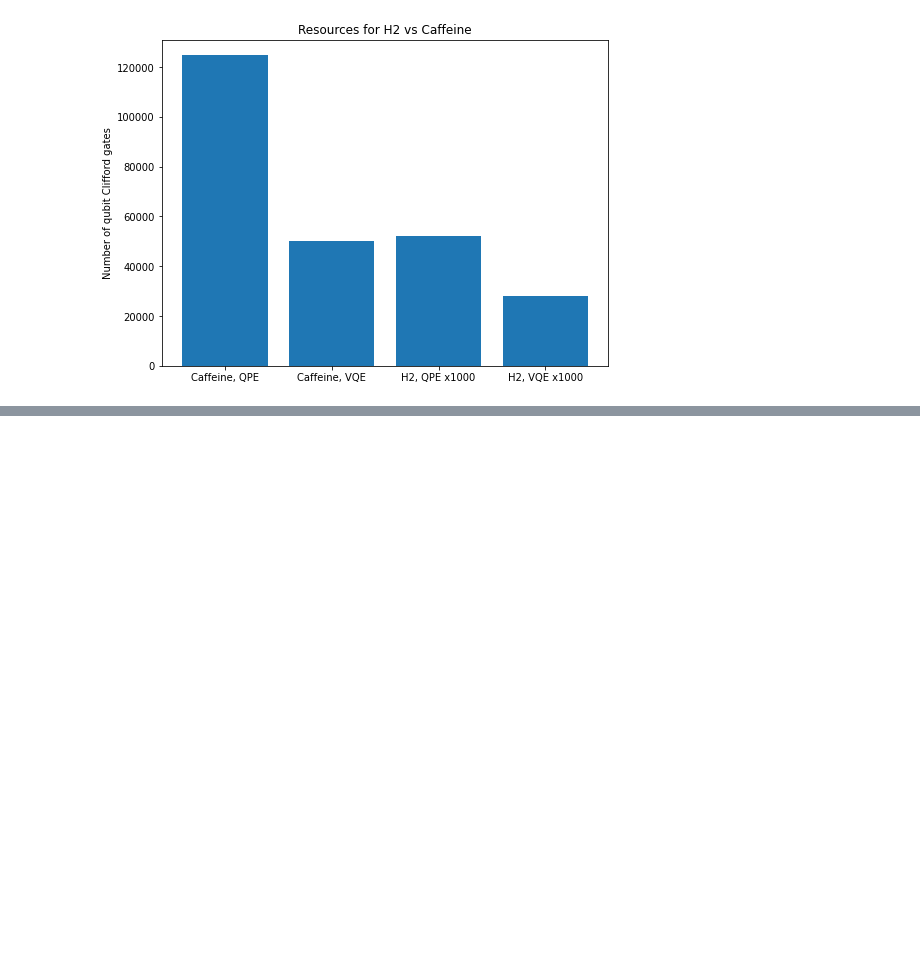
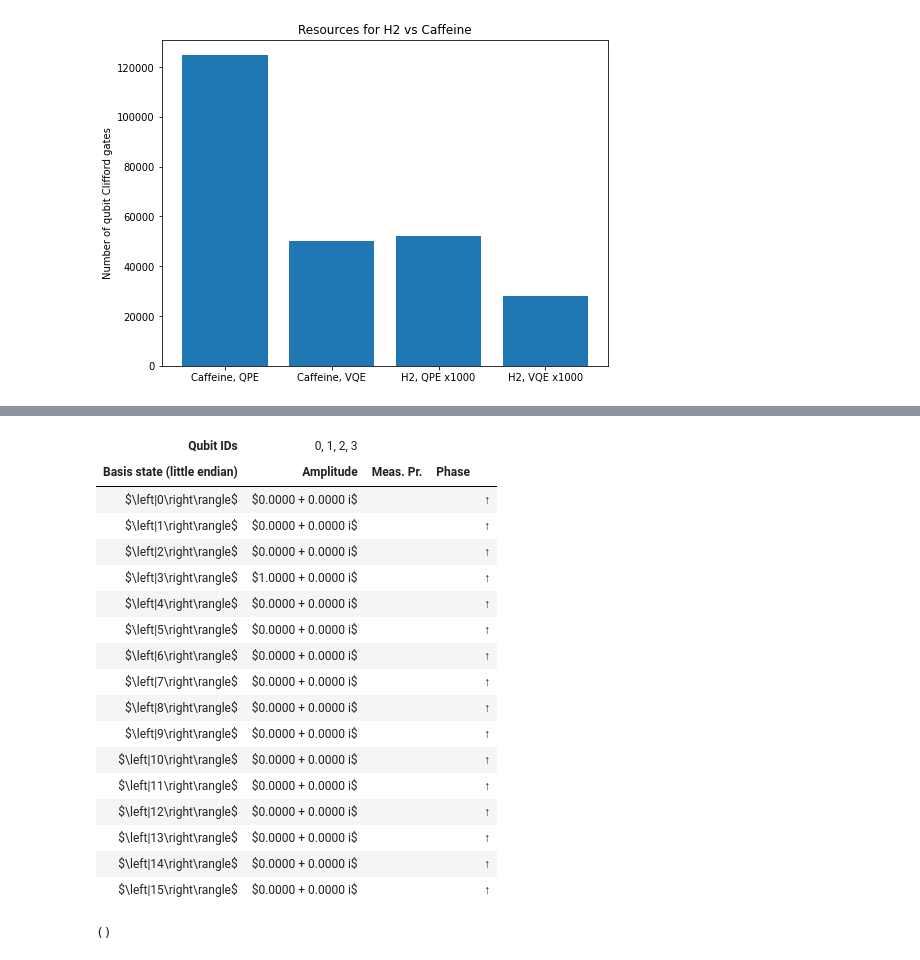
Before and after one commit to microsoft/Quantum, a Jupyter notebook: samples/azure-quantum/chemistry/QuantumPhaseEstimation/Molecule.ipynb, the cells around one changed output, grey strips where cells are left out. Cells and saved outputs as stored; diff of their text form; code cells hidden in the pictures; blank space fills up the shorter version.

```diff
--- a/samples/azure-quantum/chemistry/QuantumPhaseEstimation/Molecule.ipynb
+++ b/samples/azure-quantum/chemistry/QuantumPhaseEstimation/Molecule.ipynb
@@ -204,0 +258,38 @@ Text(0.5, 1.0, 'Resources for H2 vs Caffeine')
+# %%
+prepare_state_simple = qsharp.compile("""open Microsoft.Quantum.Core;
+open Microsoft.Quantum.Chemistry;
+open Microsoft.Quantum.Chemistry.JordanWigner;
+open Microsoft.Quantum.Chemistry.JordanWigner.VQE;
+open Microsoft.Quantum.Intrinsic;
+open Microsoft.Quantum.Diagnostics;
+
+operation PrepareStateVQE (JWEncodedData: JordanWignerEncodingData) : Unit {
+    let (nSpinOrbitals, fermionTermData, inputState, energyOffset) = JWEncodedData!;
+    use qubits = Qubit[nSpinOrbitals];
+    X(qubits[0]);
+    X(qubits[1]);
+    DumpRegister((), qubits); // Display the simulated value of the qubit register
+    ResetAll(qubits);
+}""")
+# %%
+prepare_state_simple.simulate(JWEncodedData=encoded_data_h2)
+# %% [output]
+| Qubit IDs | 0, 1, 2, 3 |
+| Basis state (little endian) | Amplitude | Meas. Pr. | Phase |
+| $\left|0\right\rangle$ | $0.0000 + 0.0000 i$ |  |  | ↑ |
+| $\left|1\right\rangle$ | $0.0000 + 0.0000 i$ |  |  | ↑ |
+| $\left|2\right\rangle$ | $0.0000 + 0.0000 i$ |  |  | ↑ |
+| $\left|3\right\rangle$ | $1.0000 + 0.0000 i$ |  |  | ↑ |
+| $\left|4\right\rangle$ | $0.0000 + 0.0000 i$ |  |  | ↑ |
+| $\left|5\right\rangle$ | $0.0000 + 0.0000 i$ |  |  | ↑ |
+| $\left|6\right\rangle$ | $0.0000 + 0.0000 i$ |  |  | ↑ |
+| $\left|7\right\rangle$ | $0.0000 + 0.0000 i$ |  |  | ↑ |
+| $\left|8\right\rangle$ | $0.0000 + 0.0000 i$ |  |  | ↑ |
+| $\left|9\right\rangle$ | $0.0000 + 0.0000 i$ |  |  | ↑ |
+| $\left|10\right\rangle$ | $0.0000 + 0.0000 i$ |  |  | ↑ |
+| $\left|11\right\rangle$ | $0.0000 + 0.0000 i$ |  |  | ↑ |
+| $\left|12\right\rangle$ | $0.0000 + 0.0000 i$ |  |  | ↑ |
+| $\left|13\right\rangle$ | $0.0000 + 0.0000 i$ |  |  | ↑ |
+| $\left|14\right\rangle$ | $0.0000 + 0.0000 i$ |  |  | ↑ |
+| $\left|15\right\rangle$ | $0.0000 + 0.0000 i$ |  |  | ↑ |
+()
```
Also changed, not shown: parts of 9 cells of this notebook, 2 other files.
